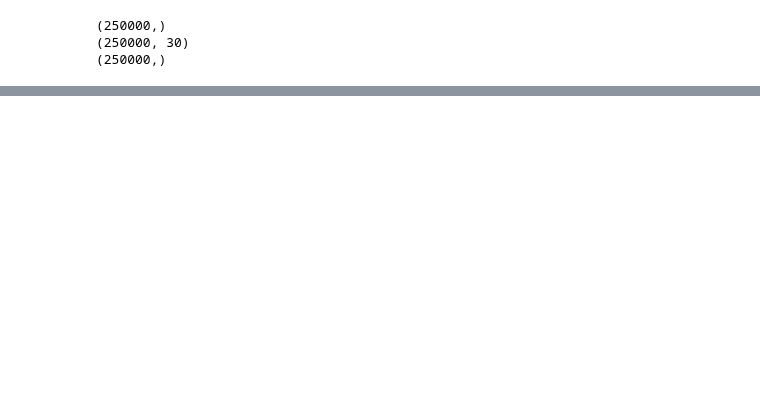
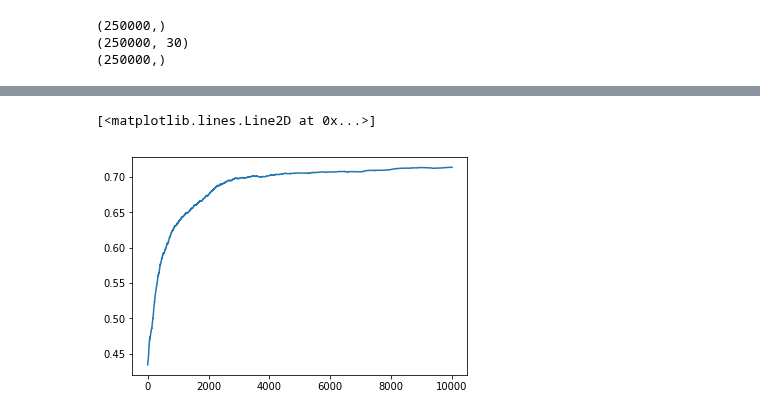
Before and after one commit to hhschede/machine_learning, a Jupyter notebook: project_1/Project_1_jupy.ipynb, the cells around one changed output, grey strips where cells are left out. Saved outputs shown, nothing was run; the diff lists cells and outputs as text; code cells hidden in the pictures; blank space fills up the shorter version.

```diff
--- a/project_1/Project_1_jupy.ipynb
+++ b/project_1/Project_1_jupy.ipynb
@@ -197,0 +138,13 @@ iteration: 9500 | accuracy : 0.7122326203208557, loss : 0.5563661093596972
+# %%
+
+val_acc = []
+val_loss = []
+for i in range(len(w)):
+    h = sigmoid(np.dot(X, w[i]))
+    val_acc.append(compute_accuracy_logistic_regression(h,y))
+    val_loss.append(compute_loss(y, h, w[i], method = "logistic"))
+# %%
+plt.plot(val_acc)
+# %% [output]
+[<matplotlib.lines.Line2D at 0x...>]
+[figure, added]
```
Also changed, not shown: parts of 13 cells of this notebook, 4 other files.
